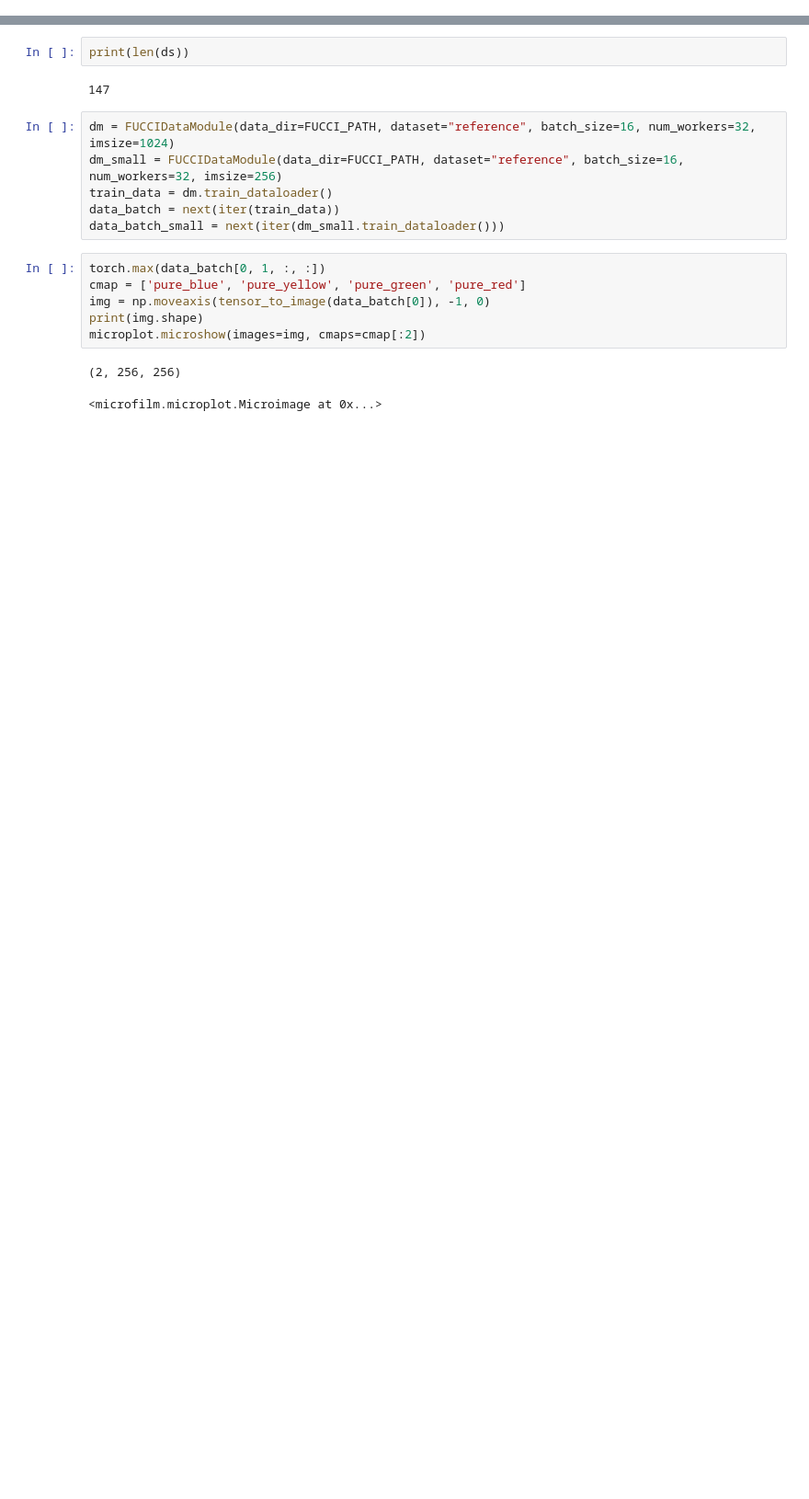
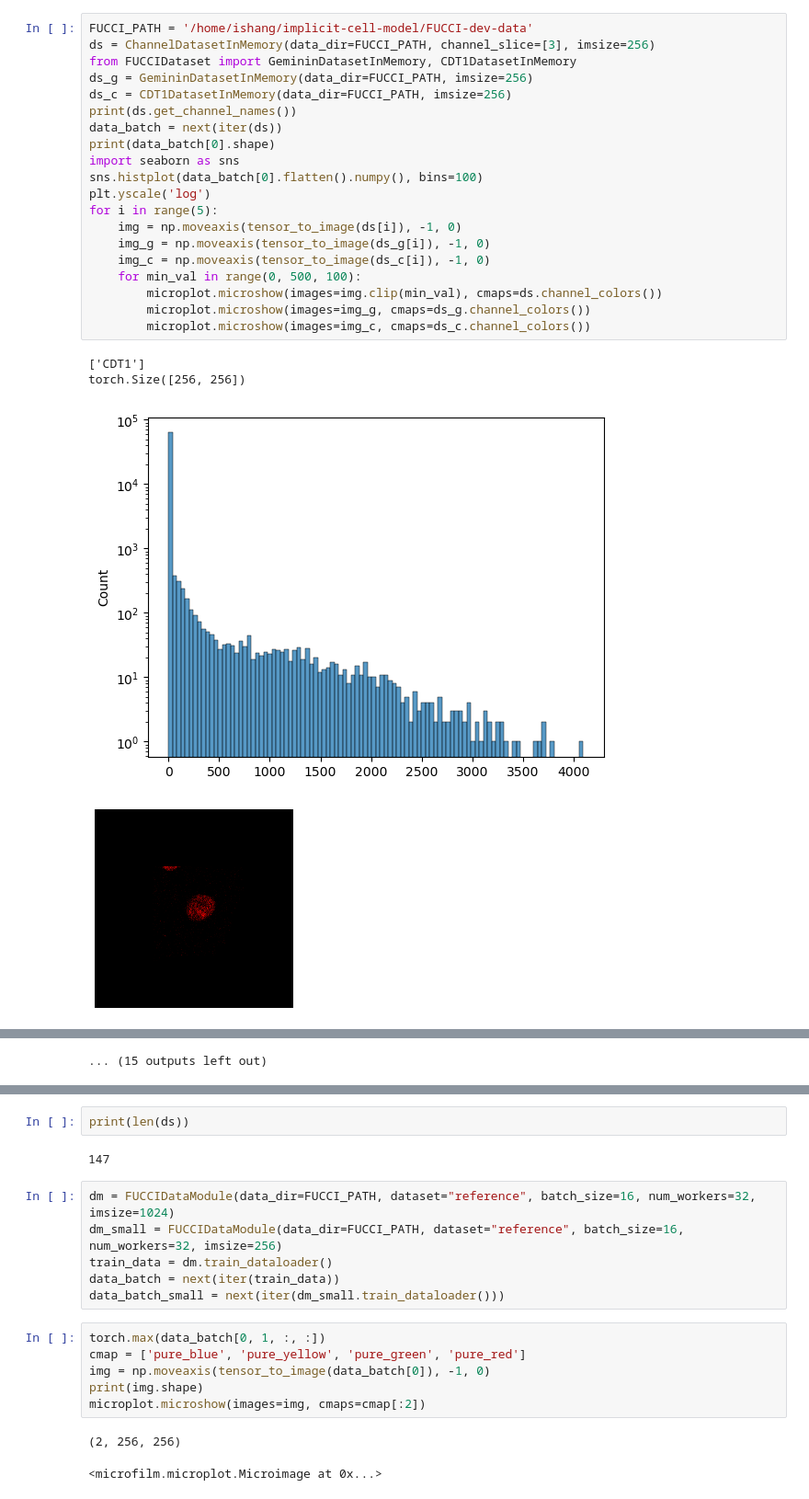
Before and after one commit to ishan-gaur/implicit-cell-model, a Jupyter notebook: dataloader.ipynb, the cells around one changed output, grey strips where cells are left out. Shown at 92% size. Drawn from its saved outputs; the diff is of its cells as text; blank space fills up the shorter version.

```diff
--- a/dataloader.ipynb
+++ b/dataloader.ipynb
@@ -25,0 +60,25 @@ torch.Size([147, 2, 256, 256])
+# %%
+FUCCI_PATH = '/home/ishang/implicit-cell-model/FUCCI-dev-data'
+ds = ChannelDatasetInMemory(data_dir=FUCCI_PATH, channel_slice=[3], imsize=256)
+from FUCCIDataset import GemininDatasetInMemory, CDT1DatasetInMemory
+ds_g = GemininDatasetInMemory(data_dir=FUCCI_PATH, imsize=256)
+ds_c = CDT1DatasetInMemory(data_dir=FUCCI_PATH, imsize=256)
+print(ds.get_channel_names())
+data_batch = next(iter(ds))
+print(data_batch[0].shape)
+import seaborn as sns
+sns.histplot(data_batch[0].flatten().numpy(), bins=100)
+plt.yscale('log')
+for i in range(5):
+    img = np.moveaxis(tensor_to_image(ds[i]), -1, 0)
+    img_g = np.moveaxis(tensor_to_image(ds_g[i]), -1, 0)
+    img_c = np.moveaxis(tensor_to_image(ds_c[i]), -1, 0)
+    for min_val in range(0, 500, 100):
+        microplot.microshow(images=img.clip(min_val), cmaps=ds.channel_colors())
+        microplot.microshow(images=img_g, cmaps=ds_g.channel_colors())
+        microplot.microshow(images=img_c, cmaps=ds_c.channel_colors())
+# %% [output]
+['CDT1']
+torch.Size([256, 256])
+[figure, added]
+[figure, added]
@@ -26 +94,2 @@ torch.Size([147, 2, 256, 256])
+... (15 outputs left out)
 # %%
```
Also changed, not shown: parts of 4 cells of this notebook, 1 other file.
